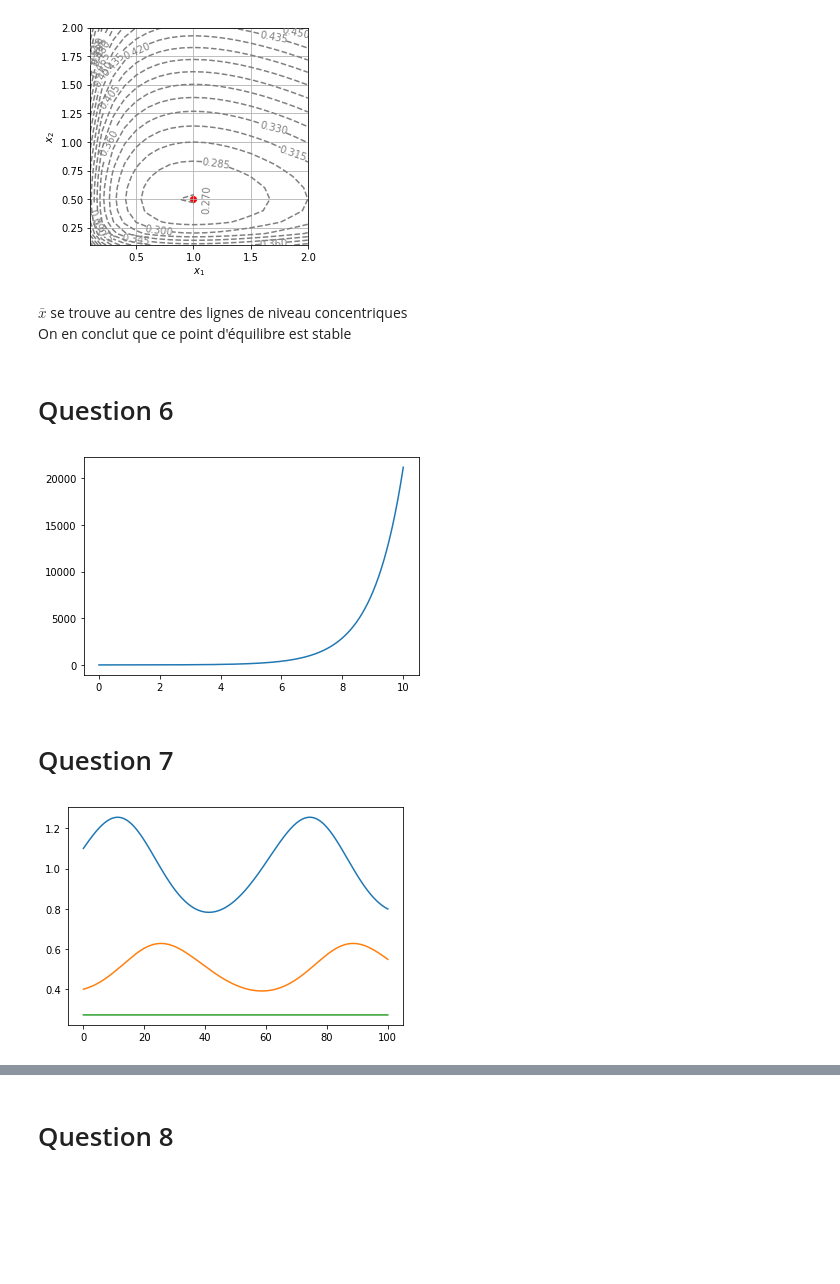
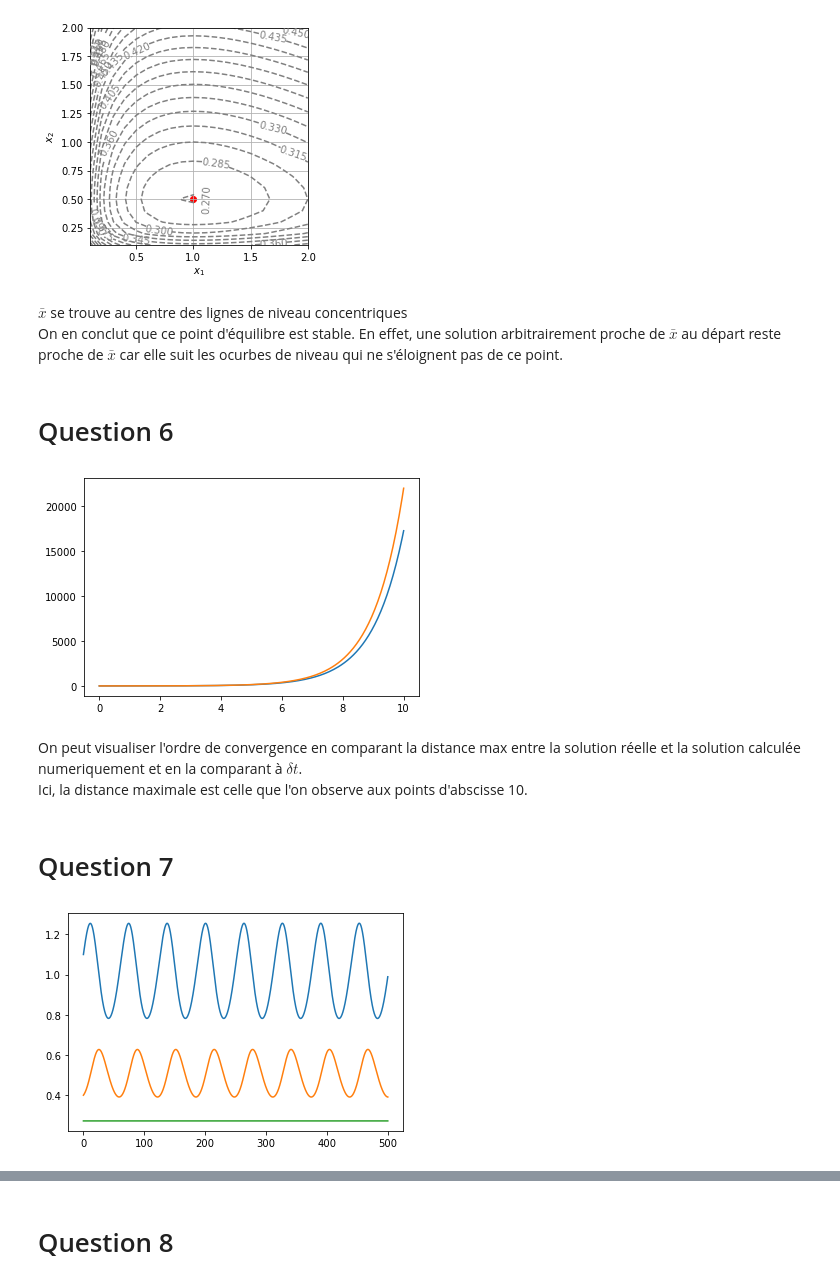
Before and after one commit to jedupau/Projet-numerique2, a Jupyter notebook: Projet-numerique2.ipynb, the cells around one changed output, grey strips where cells are left out. Drawn from its saved outputs; the diff is of its cells as text; code cells hidden in the pictures; blank space fills up the shorter version.

```diff
--- a/Projet-numerique2.ipynb
+++ b/Projet-numerique2.ipynb
@@ -99,10 +120,11 @@ plt.show()
 [figure]
 # %% [markdown]
 $\bar{x}$ se trouve au centre des lignes de niveau concentriques \
-On en conclut que ce point d'équilibre est stable
+On en conclut que ce point d'équilibre est stable. En effet, une solution arbitrairement proche de $\bar{x}$ au départ reste proche de $\bar{x}$ car elle suit les ocurbes de niveau qui ne s'éloignent pas de ce point.
 # %% [markdown]
 # Question 6
 # %%
+import numpy as np
 def solve_euler_explicit(f, x0, dt, t0, tf):
     t = [t0]
     x = [x0]
@@ -114,21 +136,25 @@ def solve_euler_explicit(f, x0, dt, t0, tf):
 
 def exp(t,x):
     return x
-sol = solve_euler_explicit(exp, np.array([1]), 0.01, 0, 10)
+sol = solve_euler_explicit(exp, np.array([1]), 0.05, 0, 10)
 plt.plot(sol[0], sol[1])
+plt.plot(sol[0], np.exp(sol[0]))
 plt.show()
 # %% [output]
-[figure, old version]
+[figure, new version]
+# %% [markdown]
+On peut visualiser l'ordre de convergence en comparant la distance max entre la solution réelle et la solution calculée numeriquement et en la comparant à $\delta t$. \
+Ici, la distance maximale est celle que l'on observe aux points d'abscisse 10.
 # %% [markdown]
 # Question 7
 # %%
 def f(t, X):
     return np.array([X[0]*(alpha - beta*X[1]), -X[1]*(gamma - delta * X[0])])
 
-sol = solve_euler_explicit(f, np.array([1.1 ,0.4]), 0.001, 0, 100)
+sol = solve_euler_explicit(f, np.array([1.1 ,0.4]), 0.001, 0, 500)
 
 plt.plot(sol[0], sol[1])
 plt.plot(sol[0], H(sol[1][:,0], sol[1][:,1]))
 plt.show()
 # %% [output]
-[figure, old version]
+[figure, new version]
```
Also changed, not shown: parts of 7 cells of this notebook.
